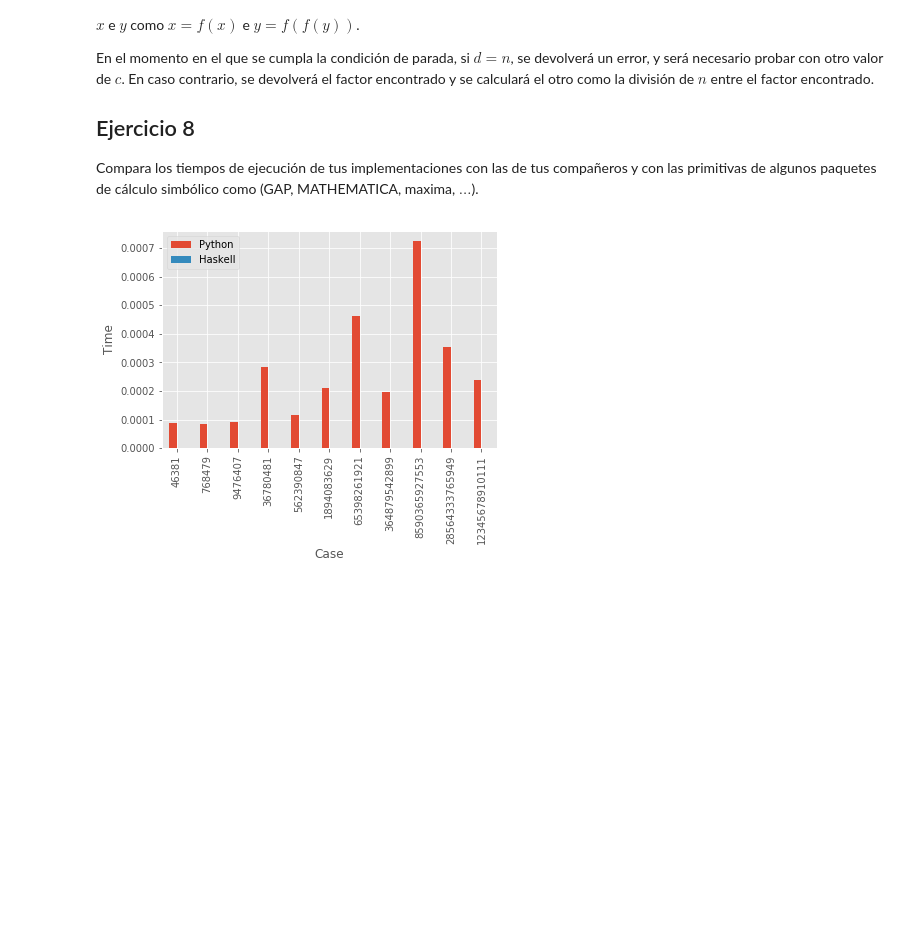
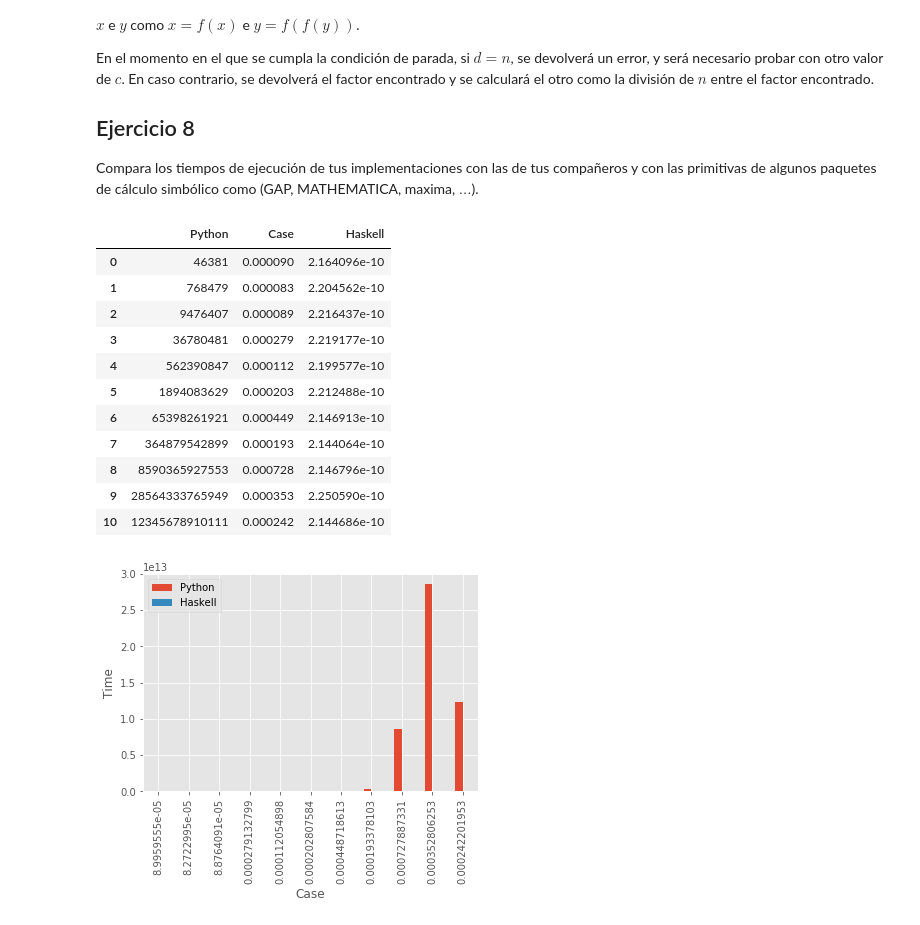
Before and after one commit to BraulioV/Cryptography, a Jupyter notebook: 1.Aritmetica-Modular/1.Aritmetica-Modular-py.ipynb, the cells around one changed output. Saved outputs shown, nothing was run; the diff lists cells and outputs as text; code cells hidden in the pictures; blank space fills up the shorter version.

Commit message:
benchmarks and plots in python

```diff
--- a/1.Aritmetica-Modular/1.Aritmetica-Modular-py.ipynb
+++ b/1.Aritmetica-Modular/1.Aritmetica-Modular-py.ipynb
@@ -472,21 +465,33 @@ Compara los tiempos de ejecución de tus implementaciones con las de tus compañ
 # %%
 import pandas as pd
 import matplotlib
 import matplotlib.pyplot as plt
 %matplotlib inline
 plt.style.use('ggplot')
 
 def plot(name1, name2):
     df1, df2 = pd.read_csv(name1), pd.read_csv(name2)
     df1.rename(columns={'Case':'Case', 'Time':'Python'}, inplace=True)
     df2.rename(columns={'Case':'Case', 'Time':'Haskell'}, inplace=True)
     df = pd.concat([df1, df2['Haskell']], axis=1, ignore_index=False)
     df.plot(x='Case',kind='bar').set_ylabel('Time')
-#     print(df)
+    return df
 
 plot('MR.csv', 'MR_hs.csv')
 # %% [output]
+|  | Python | Case | Haskell |
+| 0 | 46381 | 0.000090 | 2.164096e-10 |
+| 1 | 768479 | 0.000083 | 2.204562e-10 |
+| 2 | 9476407 | 0.000089 | 2.216437e-10 |
+| 3 | 36780481 | 0.000279 | 2.219177e-10 |
+| 4 | 562390847 | 0.000112 | 2.199577e-10 |
+| 5 | 1894083629 | 0.000203 | 2.212488e-10 |
+| 6 | 65398261921 | 0.000449 | 2.146913e-10 |
+| 7 | 364879542899 | 0.000193 | 2.144064e-10 |
+| 8 | 8590365927553 | 0.000728 | 2.146796e-10 |
+| 9 | 28564333765949 | 0.000353 | 2.250590e-10 |
+| 10 | 12345678910111 | 0.000242 | 2.144686e-10 |
-[figure, old version]
+[figure, new version]
 # %%
 plot('BSGS.csv', 'BSGS_hs.csv')
 # %% [output]
```
Also changed, not shown: parts of 7 cells of this notebook, 8 other files.
